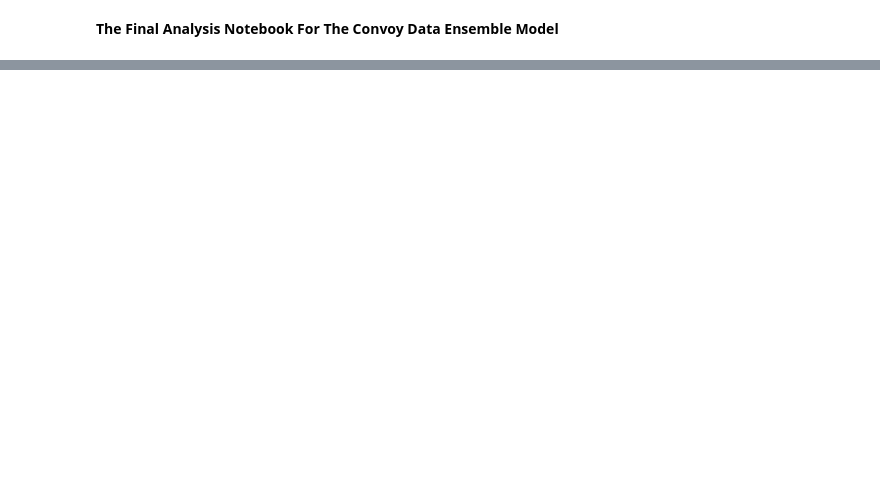
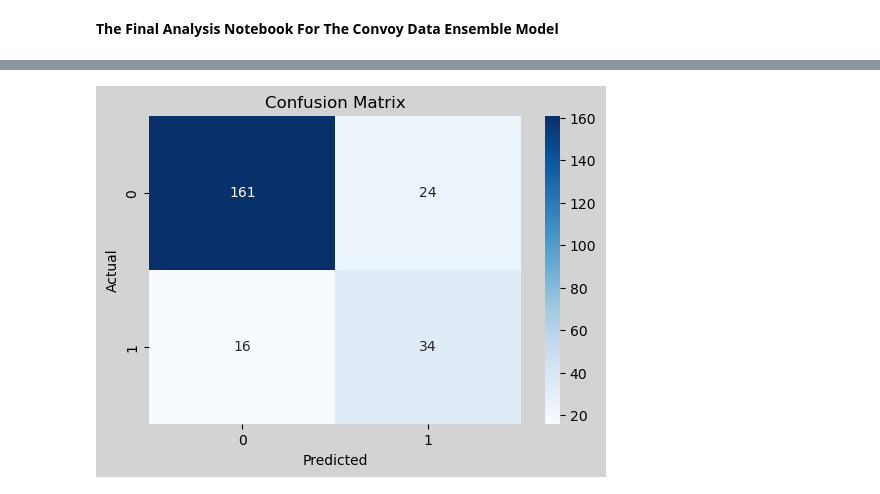
Before and after one commit to MAP9900/Convoy-Predictor-Project, a Jupyter notebook: notebooks/models/Results.ipynb, the cells around one changed output, grey strips where cells are left out. Saved outputs shown, nothing was run; the diff lists cells and outputs as text; code cells hidden in the pictures; blank space fills up the shorter version.

```diff
--- a/notebooks/models/Results.ipynb
+++ b/notebooks/models/Results.ipynb
@@ -57,0 +305,28 @@ feature_names[:-1]
+# %%
+# Confusion Matrix Plot (FiveModel_CalSoft_t0.25)
+
+def plot_confusion_matrix(cm, model_name, class_labels=None):
+    """
+    Plot Confusion Matrix
+    """
+    if class_labels is None:
+        labels_to_use = [str(i) for i in range(cm.shape[0])]
+    else:
+        labels_to_use = [str(label) for label in class_labels]
+
+    plt.figure(figsize=(6,4), facecolor='lightgrey')
+    ax = sns.heatmap(cm, annot=True, fmt='d', cmap='Blues', xticklabels=labels_to_use, \
+                yticklabels=labels_to_use)
+    plt.xlabel('Predicted')
+    plt.ylabel('Actual')
+    plt.title('Confusion Matrix')
+    plt.savefig(f"/Users/matthewplambeck/Desktop/Convoy Predictor/Plots/{model_name}_CM.png")
+    plt.show()
+
+model_name = "FiveModel_CalSoft_t0.25"
+y_proba = voter_calsoft_025.predict_proba(X_test)[:, 1]
+y_pred = (y_proba >= 0.25).astype(int)
+cm = confusion_matrix(y_test, y_pred)
+plot_confusion_matrix(cm, model_name=model_name, class_labels=[0, 1])
+# %% [output]
+[figure, added]
```
Also changed, not shown: parts of 9 cells of this notebook, 3 other files.
